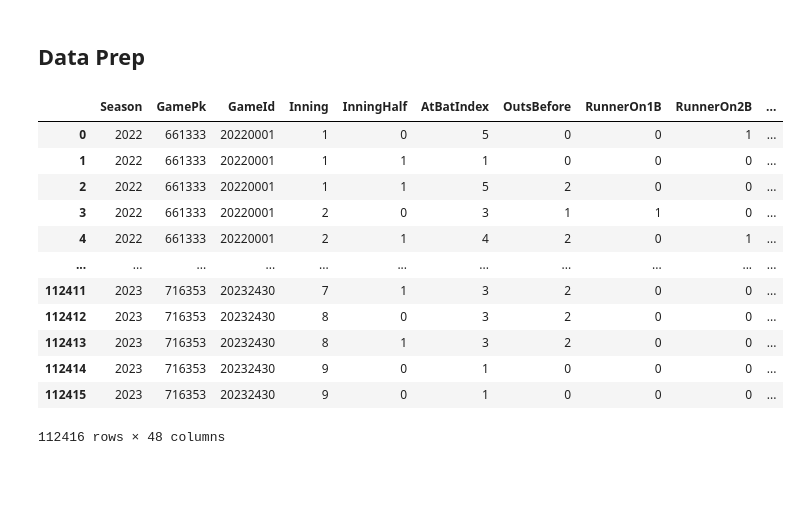
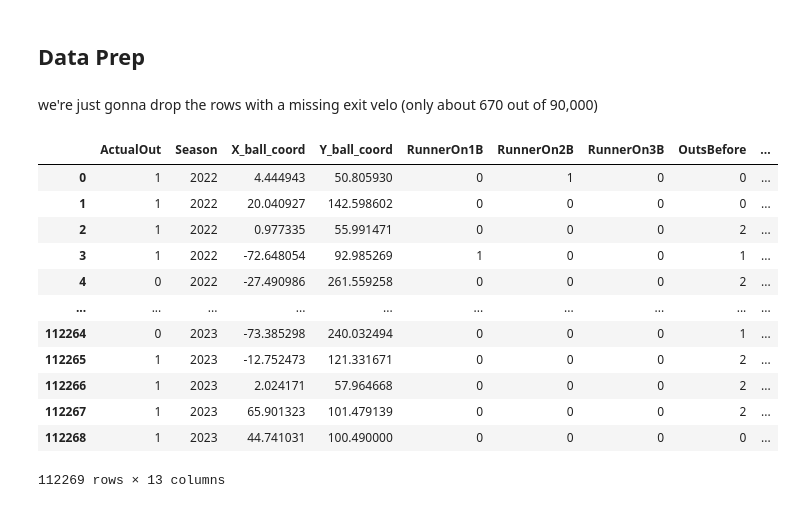
Before and after one commit to d2osborn/OSUHackathon2026, a Jupyter notebook: eda.ipynb, the cells around one changed output. Cells and saved outputs as stored; diff of their text form; code cells hidden in the pictures; blank space fills up the shorter version.

```diff
--- a/eda.ipynb
+++ b/eda.ipynb
@@ -80,12 +92,12 @@ statcast['on_1b'] = statcast['on_1b'].apply(lambda x: 1 if pd.notna(x) else 0)
 statcast['on_2b'] = statcast['on_2b'].apply(lambda x: 1 if pd.notna(x) else 0)
 statcast['on_3b'] = statcast['on_3b'].apply(lambda x: 1 if pd.notna(x) else 0)
 statcast['pa_in_inning'] = (statcast.groupby(['game_pk', 'inning', 'inning_topbot'])['at_bat_number'].rank(method='dense').astype(int))
+statcast = statcast[statcast['description'] == 'hit_into_play'].reset_index(drop=True)
 cols_to_keep = ['game_pk', 'inning', 'inning_topbot', 'outs_when_up', 'pa_in_inning',
                 'stand', 'pitcher', 'fielder_2', 'fielder_3', 'fielder_4', 'fielder_5', 'fielder_6',
                 'batter', 'launch_speed',
                 ]
 statcast = statcast[cols_to_keep]
-statcast = statcast[~statcast['launch_speed'].isna()].reset_index(drop=True)
 
 ## challenge data
 data = pd.read_csv('data/OSU Hackathon 2026 data.csv').copy()
@@ -257,24 +256,12 @@ for pos in ['1B', '2B', '3B', 'SS']:
 # %%
 ## grabs the actual batted ball outcome row, not what everyone was expected to do per batted ball (1 row = 1 batted ball)
 event_data = data.copy()
-## we know what position is accredited the play if their DistanceToBaseGroup/TimeForThrowGroupExpOutRate_WhenFielded is null
-event_data = event_data[~event_data['DistanceToBaseGroup'].isna()].reset_index(drop=True).copy()
+unique_play_keys = ['GamePk', 'Inning', 'InningHalf', 'AtBatIndex']
+event_data = data.drop_duplicates(subset=unique_play_keys).copy()
+true_play_outcomes = data.groupby(unique_play_keys)['ActualOut'].max().reset_index()
+event_data = event_data.drop(columns=['ActualOut']).merge(true_play_outcomes, on=unique_play_keys)
 
 ## we want to merge this event_data with the statcast data to get the ids
 left_df_cols = ['GamePk', 'Inning', 'InningHalf', 'AtBatIndex', 'OutsBefore', 'BatSide']
 right_df_cols = ['game_pk', 'inning', 'inning_topbot', 'pa_in_inning', 'outs_when_up', 'stand']
-event_data.merge(statcast, how='left', left_on=left_df_cols, right_on=right_df_cols).copy()
+event_data_w_ids = event_data.merge(statcast, how='left', left_on=left_df_cols, right_on=right_df_cols).copy()
-# %% [output]
-|  | Season | GamePk | GameId | Inning | InningHalf | AtBatIndex | OutsBefore | RunnerOn1B | RunnerOn2B | ... |
-| 0 | 2022 | 661333 | 20220001 | 1 | 0 | 5 | 0 | 0 | 1 | ... |
-| 1 | 2022 | 661333 | 20220001 | 1 | 1 | 1 | 0 | 0 | 0 | ... |
-| 2 | 2022 | 661333 | 20220001 | 1 | 1 | 5 | 2 | 0 | 0 | ... |
-| 3 | 2022 | 661333 | 20220001 | 2 | 0 | 3 | 1 | 1 | 0 | ... |
-| 4 | 2022 | 661333 | 20220001 | 2 | 1 | 4 | 2 | 0 | 1 | ... |
-| ... | ... | ... | ... | ... | ... | ... | ... | ... | ... | ... |
-| 112411 | 2023 | 716353 | 20232430 | 7 | 1 | 3 | 2 | 0 | 0 | ... |
-| 112412 | 2023 | 716353 | 20232430 | 8 | 0 | 3 | 2 | 0 | 0 | ... |
-| 112413 | 2023 | 716353 | 20232430 | 8 | 1 | 3 | 2 | 0 | 0 | ... |
-| 112414 | 2023 | 716353 | 20232430 | 9 | 0 | 1 | 0 | 0 | 0 | ... |
-| 112415 | 2023 | 716353 | 20232430 | 9 | 0 | 1 | 0 | 0 | 0 | ... |
-112416 rows × 48 columns
@@ -280,0 +270,2 @@ event_data.merge(statcast, how='left', left_on=left_df_cols, right_on=right_df_c
+# %% [markdown]
+we're just gonna drop the rows with a missing exit velo (only about 670 out of 90,000)
@@ -280,0 +274,26 @@ event_data.merge(statcast, how='left', left_on=left_df_cols, right_on=right_df_c
+# %%
+ball_event_data = event_data_w_ids[~event_data_w_ids['launch_speed'].isna()].reset_index(drop=True).copy()
+# %%
+## now we want to begin our modeling of expected out probability
+target = ['ActualOut']
+spatial_context = ['X_ball_coord', 'Y_ball_coord']
+game_state_context = ['RunnerOn1B', 'RunnerOn2B', 'RunnerOn3B', 'OutsBefore']
+batter_context = ['BallInPlayAngle_pulled', 'BatterSpeedGroup', 'BatSide']
+batted_ball_context = ['launch_speed', 'BallInPlayType']
+
+ball_event_data = ball_event_data[target + ['Season'] + spatial_context + game_state_context + batter_context + batted_ball_context]
+ball_event_data
+# %% [output]
+|  | ActualOut | Season | X_ball_coord | Y_ball_coord | RunnerOn1B | RunnerOn2B | RunnerOn3B | OutsBefore | ... |
+| 0 | 1 | 2022 | 4.444943 | 50.805930 | 0 | 1 | 0 | 0 | ... |
+| 1 | 1 | 2022 | 20.040927 | 142.598602 | 0 | 0 | 0 | 0 | ... |
+| 2 | 1 | 2022 | 0.977335 | 55.991471 | 0 | 0 | 0 | 2 | ... |
+| 3 | 1 | 2022 | -72.648054 | 92.985269 | 1 | 0 | 0 | 1 | ... |
+| 4 | 0 | 2022 | -27.490986 | 261.559258 | 0 | 0 | 0 | 2 | ... |
+| ... | ... | ... | ... | ... | ... | ... | ... | ... | ... |
+| 112264 | 0 | 2023 | -73.385298 | 240.032494 | 0 | 0 | 0 | 1 | ... |
+| 112265 | 1 | 2023 | -12.752473 | 121.331671 | 0 | 0 | 0 | 2 | ... |
+| 112266 | 1 | 2023 | 2.024171 | 57.964668 | 0 | 0 | 0 | 2 | ... |
+| 112267 | 1 | 2023 | 65.901323 | 101.479139 | 0 | 0 | 0 | 2 | ... |
+| 112268 | 1 | 2023 | 44.741031 | 100.490000 | 0 | 0 | 0 | 0 | ... |
+112269 rows × 13 columns
```
Also changed, not shown: parts of 6 cells of this notebook, 4 other files.
